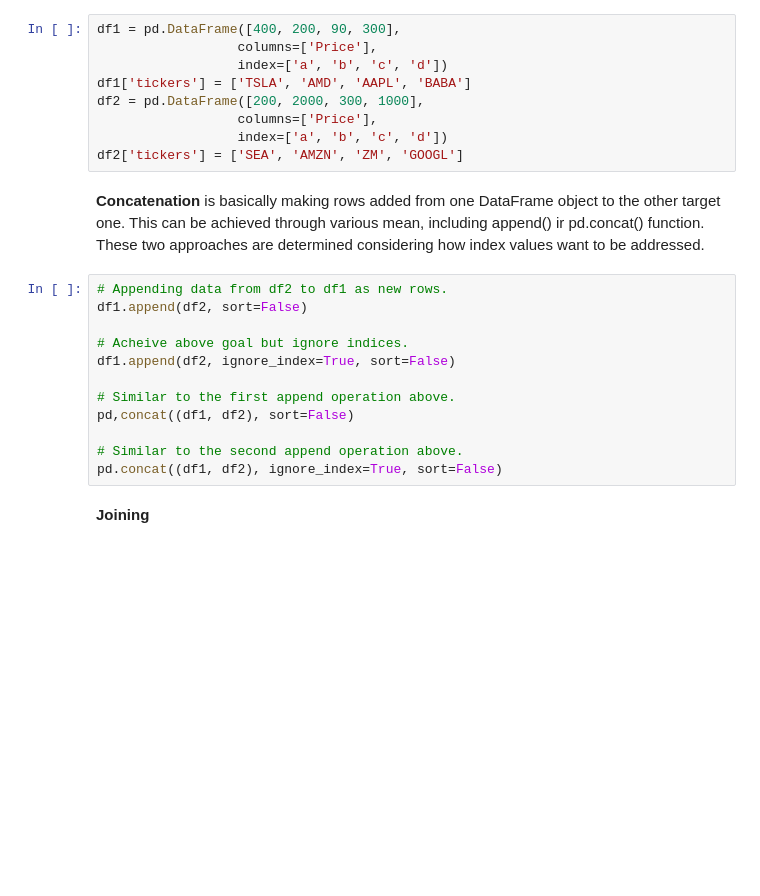
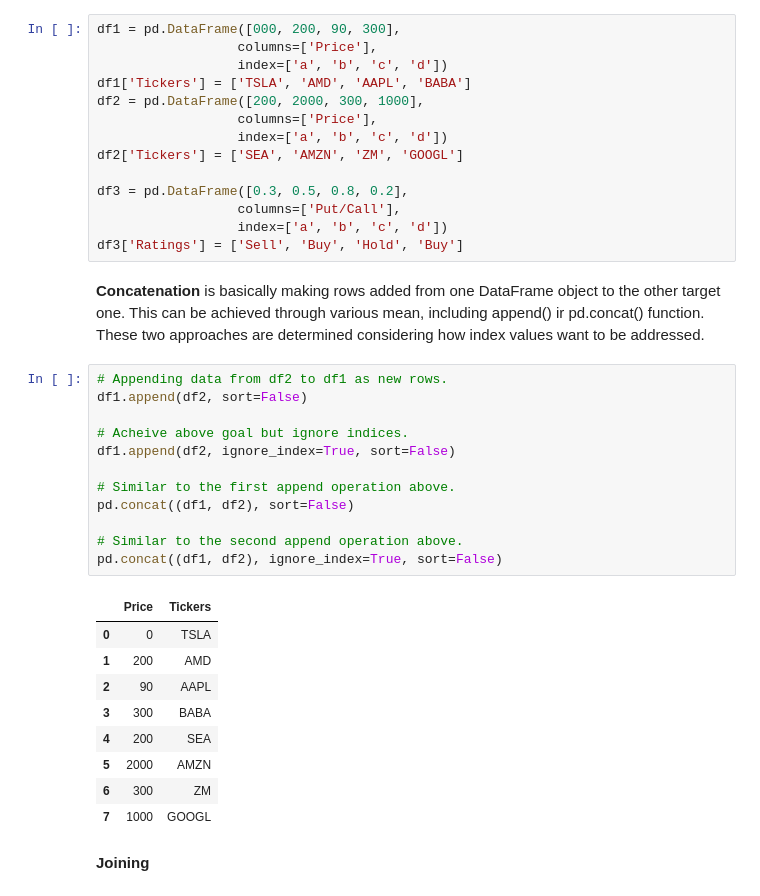
Before and after one commit to conquerv0/Pynaissance, a Jupyter notebook: 1. Basic Framework/Pandas_Guide.ipynb, the cells around one changed output. Cells and saved outputs as stored; diff of their text form; blank space fills up the shorter version.

```diff
--- a/1. Basic Framework/Pandas_Guide.ipynb
+++ b/1. Basic Framework/Pandas_Guide.ipynb
@@ -207,28 +207,43 @@ groups[['No1', 'No4']].aggregate([sum, np.mean])
 
 Pandas also allows various approaches to combine two simple data sets into a single dataframe object.
 # %%
-df1 = pd.DataFrame([400, 200, 90, 300],
+df1 = pd.DataFrame([000, 200, 90, 300],
                   columns=['Price'],
                   index=['a', 'b', 'c', 'd'])
-df1['tickers'] = ['TSLA', 'AMD', 'AAPL', 'BABA']
+df1['Tickers'] = ['TSLA', 'AMD', 'AAPL', 'BABA']
 df2 = pd.DataFrame([200, 2000, 300, 1000],
                   columns=['Price'],
                   index=['a', 'b', 'c', 'd'])
-df2['tickers'] = ['SEA', 'AMZN', 'ZM', 'GOOGL']
+df2['Tickers'] = ['SEA', 'AMZN', 'ZM', 'GOOGL']
+
+df3 = pd.DataFrame([0.3, 0.5, 0.8, 0.2],
+                  columns=['Put/Call'],
+                  index=['a', 'b', 'c', 'd'])
+df3['Ratings'] = ['Sell', 'Buy', 'Hold', 'Buy']
 # %% [markdown]
 **Concatenation** is basically making rows added from one DataFrame object to the other target one. This can be achieved through various mean, including append() ir pd.concat() function. These two approaches are determined considering how index values want to be addressed.
 # %%
 # Appending data from df2 to df1 as new rows.
 df1.append(df2, sort=False)
 
 # Acheive above goal but ignore indices.
 df1.append(df2, ignore_index=True, sort=False)
 
 # Similar to the first append operation above.
-pd,concat((df1, df2), sort=False)
+pd.concat((df1, df2), sort=False)
 
 # Similar to the second append operation above.
 pd.concat((df1, df2), ignore_index=True, sort=False)
+# %% [output]
+|  | Price | Tickers |
+| 0 | 0 | TSLA |
+| 1 | 200 | AMD |
+| 2 | 90 | AAPL |
+| 3 | 300 | BABA |
+| 4 | 200 | SEA |
+| 5 | 2000 | AMZN |
+| 6 | 300 | ZM |
+| 7 | 1000 | GOOGL |
 # %% [markdown]
 **Joining**
 # %%
```
Also changed, not shown: parts of 3 cells of this notebook.
